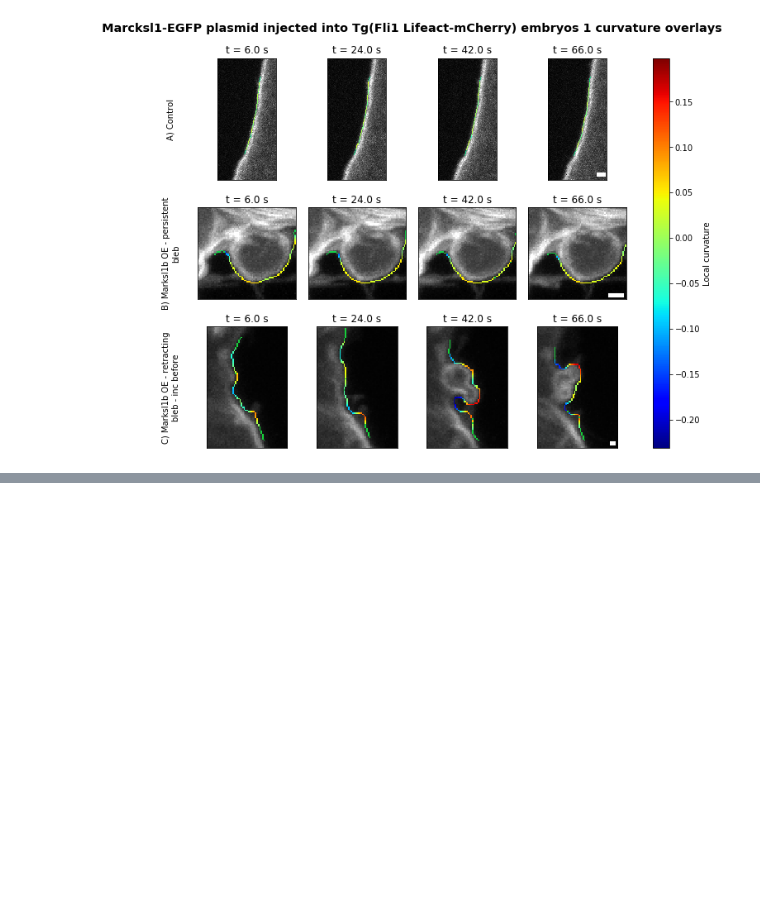
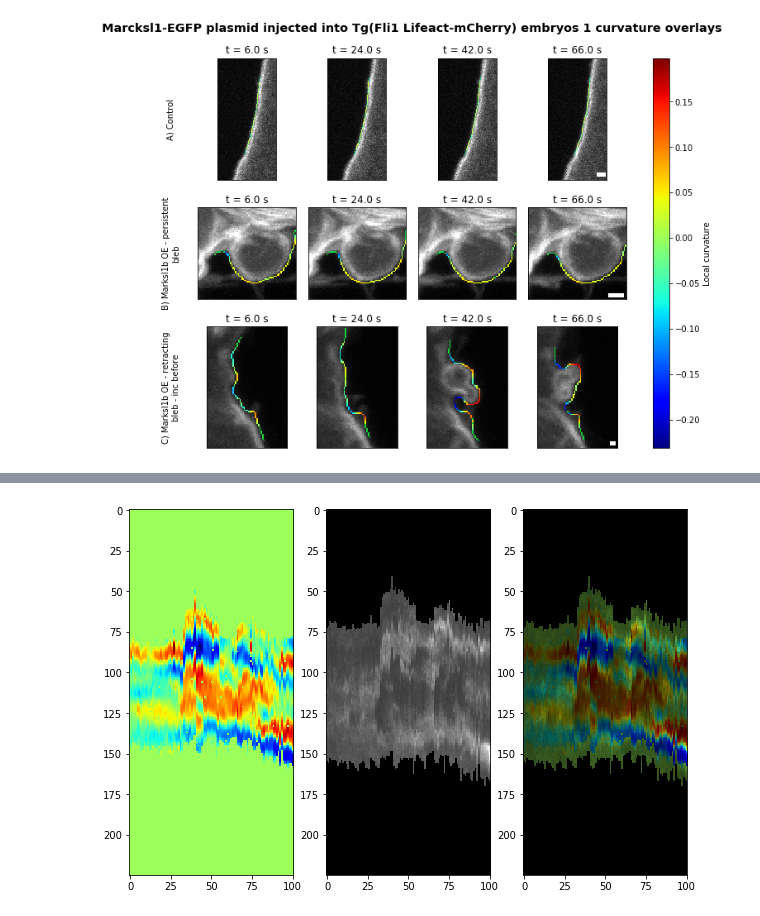
Before and after one commit to dougkelly88/blebbing_analysis, a Jupyter notebook: plotting/Blebbing figures.ipynb, the cells around one changed output, grey strips where cells are left out. Drawn from its saved outputs; the diff is of its cells as text; code cells hidden in the pictures; blank space fills up the shorter version.

```diff
--- a/plotting/Blebbing figures.ipynb
+++ b/plotting/Blebbing figures.ipynb
@@ -236,0 +365,30 @@ for imidx in range(len(ims)):
+# %%
+curvature_kym = curvature_kyms[2];
+actin_kym = actin_kyms[2];
+fig, axs = plt.subplots(1,3, figsize=(10,10));
+curv_im = axs[0].imshow(curvature_kym, plt.cm.jet)
+actin_im = axs[1].imshow(actin_kym, plt.cm.gray)
+axs[2].set_facecolor('k');
+curv_range = curv_im.get_clim();
+i_range = actin_im.get_clim();
+
+norm_curv = (np.round(255*(curvature_kym - min(curv_range))/(max(curv_range) - min(curv_range)))).astype(int);
+norm_i = (actin_kym - min(i_range))/(max(i_range) - min(i_range));
+norm_curv = np.clip(norm_curv, 0, 255);
+norm_i = np.clip(norm_i, 0, 1);
+
+
+# horrible for-loop - better with numpy?:
+merged_im = np.zeros((norm_curv.shape[0], norm_curv.shape[1], 4));
+for xidx in range(norm_curv.shape[0]):
+    for yidx in range(norm_curv.shape[1]):
+        val = norm_curv[xidx, yidx];
+        mapped_val = plt.cm.jet(val);
+        merged_im[xidx, yidx, 0] = mapped_val[0];
+        merged_im[xidx, yidx, 1] = mapped_val[1];
+        merged_im[xidx, yidx, 2] = mapped_val[2];
+        merged_im[xidx, yidx, 3] = norm_i[xidx, yidx];
+axs[2].imshow(merged_im);
+plt.show();
+# %% [output]
+[figure, added]
```
Also changed, not shown: parts of 4 cells of this notebook.
